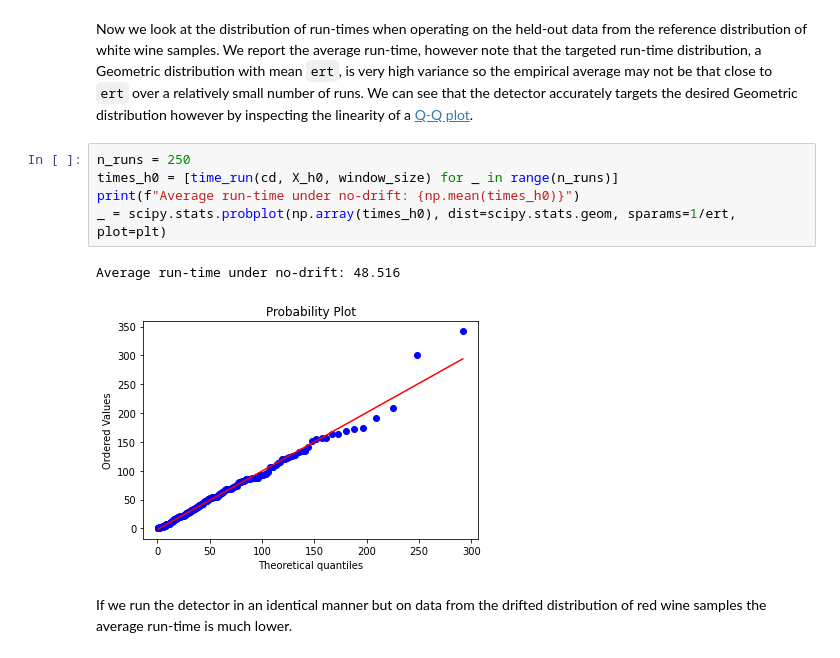
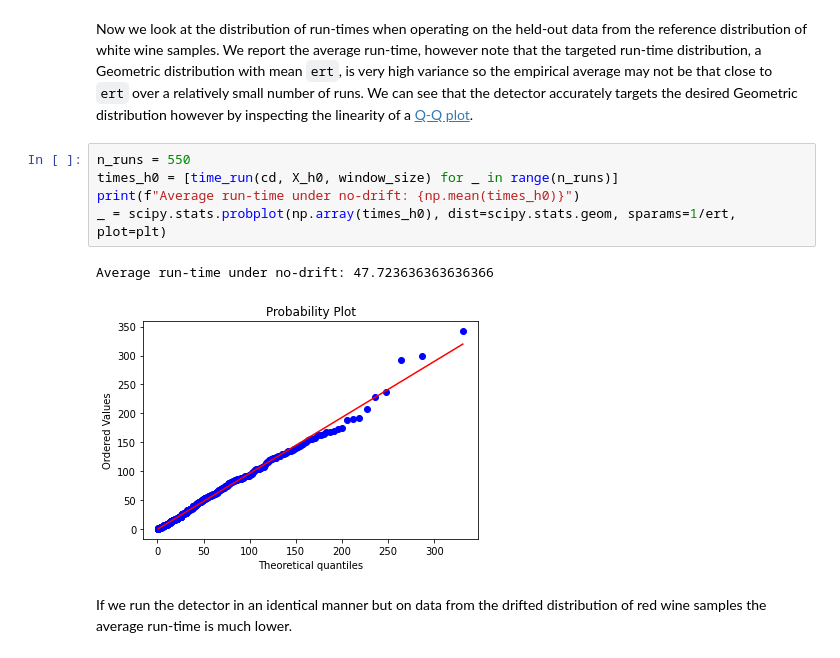
Before and after one commit to PacktPublishing/Designing-Models-for-Responsible-AI, a Jupyter notebook: Chapter7/concept_drift_examples/cd_online_wine.ipynb, the cells around one changed output. Drawn from its saved outputs; the diff is of its cells as text.

```diff
--- a/Chapter7/concept_drift_examples/cd_online_wine.ipynb
+++ b/Chapter7/concept_drift_examples/cd_online_wine.ipynb
@@ -147,13 +147,13 @@ def time_run(cd, X, window_size):
 # %% [markdown]
 Now we look at the distribution of run-times when operating on the held-out data from the reference distribution of white wine samples. We report the average run-time, however note that the targeted run-time distribution, a Geometric distribution with mean `ert`, is very high variance so the empirical average may not be that close to `ert` over a relatively small number of runs. We can see that the detector accurately targets the desired Geometric distribution however by inspecting the linearity of a [Q-Q plot](https://en.wikipedia.org/wiki/Q%E2%80%93Q_plot).
 # %%
-n_runs = 250
+n_runs = 550
 times_h0 = [time_run(cd, X_h0, window_size) for _ in range(n_runs)]
 print(f"Average run-time under no-drift: {np.mean(times_h0)}")
 _ = scipy.stats.probplot(np.array(times_h0), dist=scipy.stats.geom, sparams=1/ert, plot=plt)
 # %% [output]
-Average run-time under no-drift: 48.516
+Average run-time under no-drift: 47.723636363636366
-[figure, old version]
+[figure, new version]
 # %% [markdown]
 If we run the detector in an identical manner but on data from the drifted distribution of red wine samples the average run-time is much lower.
 # %%
```
Also changed, not shown: parts of 7 cells of this notebook, 5 other files.
